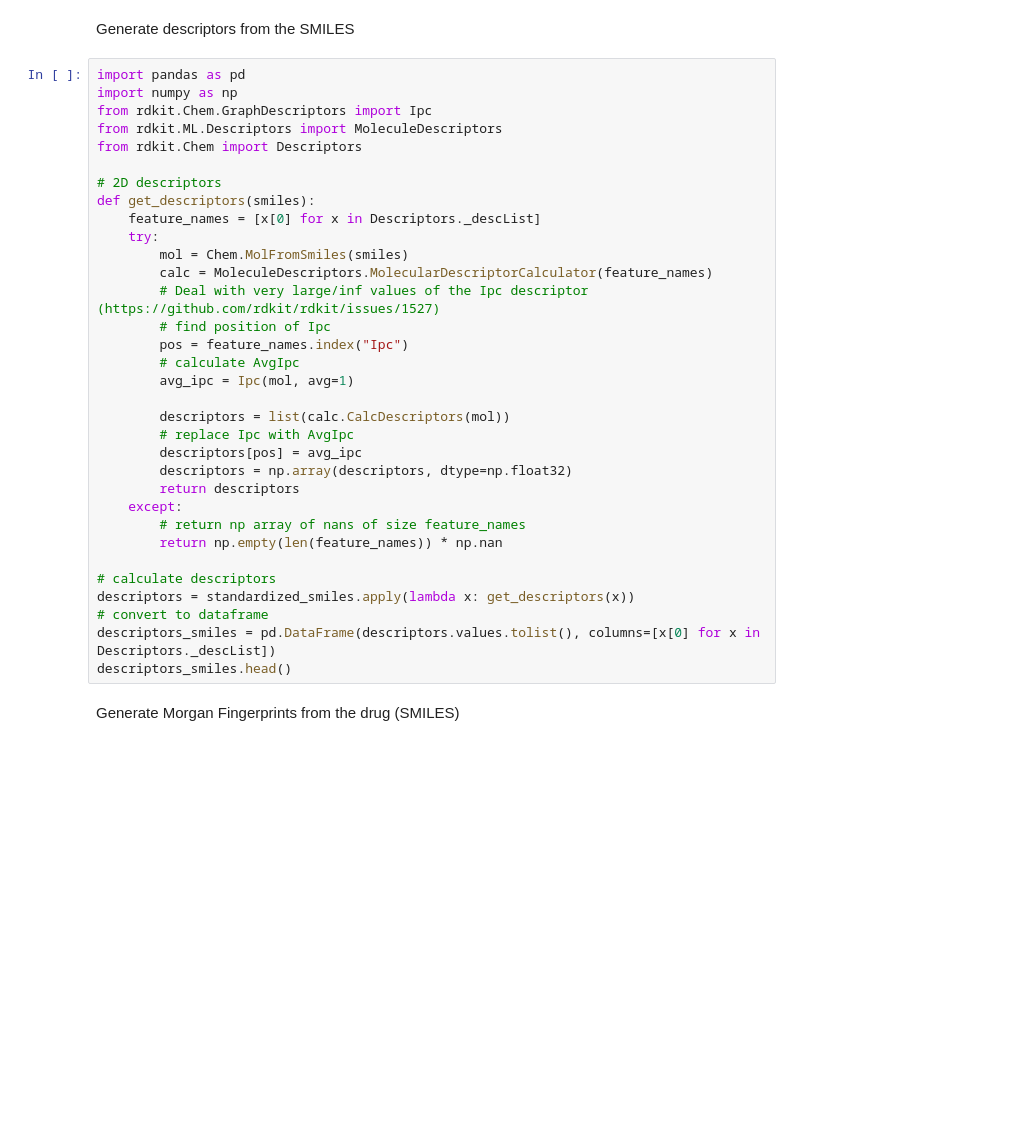
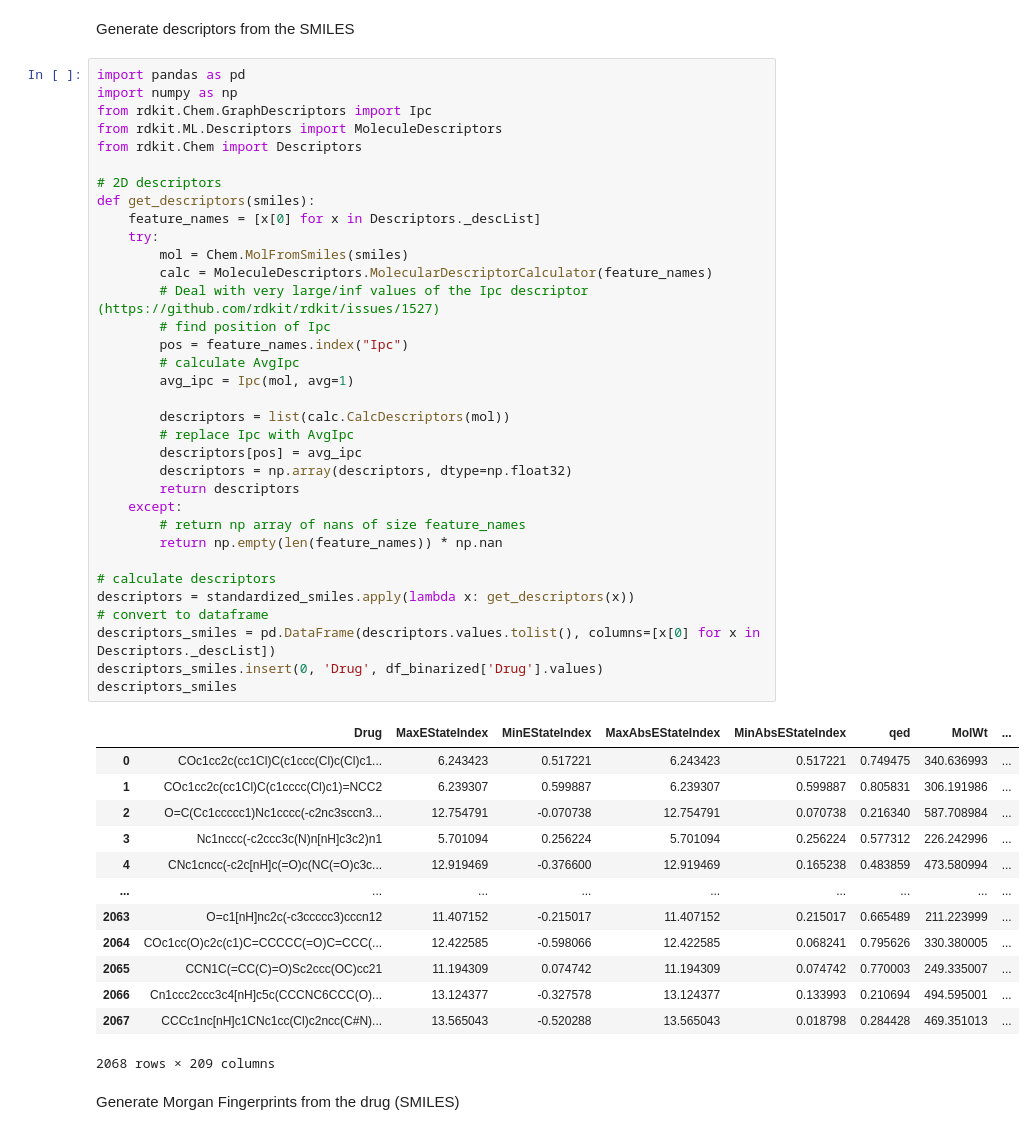
Before and after one commit to luisfsferreira/SI_Bioinformatica, a Jupyter notebook: drugs_features_encoding.ipynb, the cells around one changed output. Cells and saved outputs as stored; diff of their text form; blank space fills up the shorter version.

```diff
--- a/drugs_features_encoding.ipynb
+++ b/drugs_features_encoding.ipynb
@@ -85,34 +92,49 @@ import pandas as pd
 import numpy as np
 from rdkit.Chem.GraphDescriptors import Ipc
 from rdkit.ML.Descriptors import MoleculeDescriptors
 from rdkit.Chem import Descriptors
 
 # 2D descriptors
 def get_descriptors(smiles):
     feature_names = [x[0] for x in Descriptors._descList]
     try:
         mol = Chem.MolFromSmiles(smiles)
         calc = MoleculeDescriptors.MolecularDescriptorCalculator(feature_names)
         # Deal with very large/inf values of the Ipc descriptor (https://github.com/rdkit/rdkit/issues/1527)
         # find position of Ipc
         pos = feature_names.index("Ipc")
         # calculate AvgIpc
         avg_ipc = Ipc(mol, avg=1)
 
         descriptors = list(calc.CalcDescriptors(mol))
         # replace Ipc with AvgIpc
         descriptors[pos] = avg_ipc
         descriptors = np.array(descriptors, dtype=np.float32)
         return descriptors
     except:
         # return np array of nans of size feature_names
         return np.empty(len(feature_names)) * np.nan
 
 # calculate descriptors
 descriptors = standardized_smiles.apply(lambda x: get_descriptors(x))
 # convert to dataframe
 descriptors_smiles = pd.DataFrame(descriptors.values.tolist(), columns=[x[0] for x in Descriptors._descList])
-descriptors_smiles.head()
+descriptors_smiles.insert(0, 'Drug', df_binarized['Drug'].values)
+descriptors_smiles
+# %% [output]
+|  | Drug | MaxEStateIndex | MinEStateIndex | MaxAbsEStateIndex | MinAbsEStateIndex | qed | MolWt | ... |
+| 0 | COc1cc2c(cc1Cl)C(c1ccc(Cl)c(Cl)c1... | 6.243423 | 0.517221 | 6.243423 | 0.517221 | 0.749475 | 340.636993 | ... |
+| 1 | COc1cc2c(cc1Cl)C(c1cccc(Cl)c1)=NCC2 | 6.239307 | 0.599887 | 6.239307 | 0.599887 | 0.805831 | 306.191986 | ... |
+| 2 | O=C(Cc1ccccc1)Nc1cccc(-c2nc3sccn3... | 12.754791 | -0.070738 | 12.754791 | 0.070738 | 0.216340 | 587.708984 | ... |
+| 3 | Nc1nccc(-c2ccc3c(N)n[nH]c3c2)n1 | 5.701094 | 0.256224 | 5.701094 | 0.256224 | 0.577312 | 226.242996 | ... |
+| 4 | CNc1cncc(-c2c[nH]c(=O)c(NC(=O)c3c... | 12.919469 | -0.376600 | 12.919469 | 0.165238 | 0.483859 | 473.580994 | ... |
+| ... | ... | ... | ... | ... | ... | ... | ... | ... |
+| 2063 | O=c1[nH]nc2c(-c3ccccc3)cccn12 | 11.407152 | -0.215017 | 11.407152 | 0.215017 | 0.665489 | 211.223999 | ... |
+| 2064 | COc1cc(O)c2c(c1)C=CCCCC(=O)C=CCC(... | 12.422585 | -0.598066 | 12.422585 | 0.068241 | 0.795626 | 330.380005 | ... |
+| 2065 | CCN1C(=CC(C)=O)Sc2ccc(OC)cc21 | 11.194309 | 0.074742 | 11.194309 | 0.074742 | 0.770003 | 249.335007 | ... |
+| 2066 | Cn1ccc2ccc3c4[nH]c5c(CCCNC6CCC(O)... | 13.124377 | -0.327578 | 13.124377 | 0.133993 | 0.210694 | 494.595001 | ... |
+| 2067 | CCCc1nc[nH]c1CNc1cc(Cl)c2ncc(C#N)... | 13.565043 | -0.520288 | 13.565043 | 0.018798 | 0.284428 | 469.351013 | ... |
+2068 rows × 209 columns
 # %% [markdown]
 Generate Morgan Fingerprints from the drug (SMILES)
 # %%
```
Also changed, not shown: parts of 2 cells of this notebook, 3 other files.
